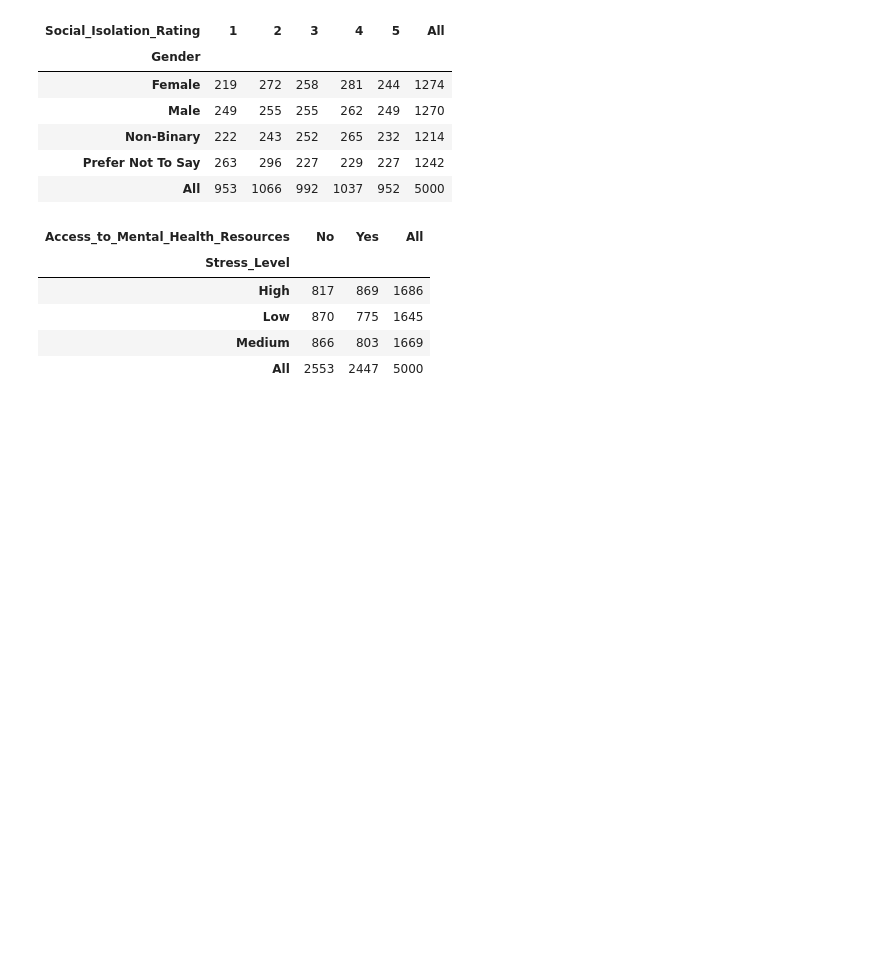
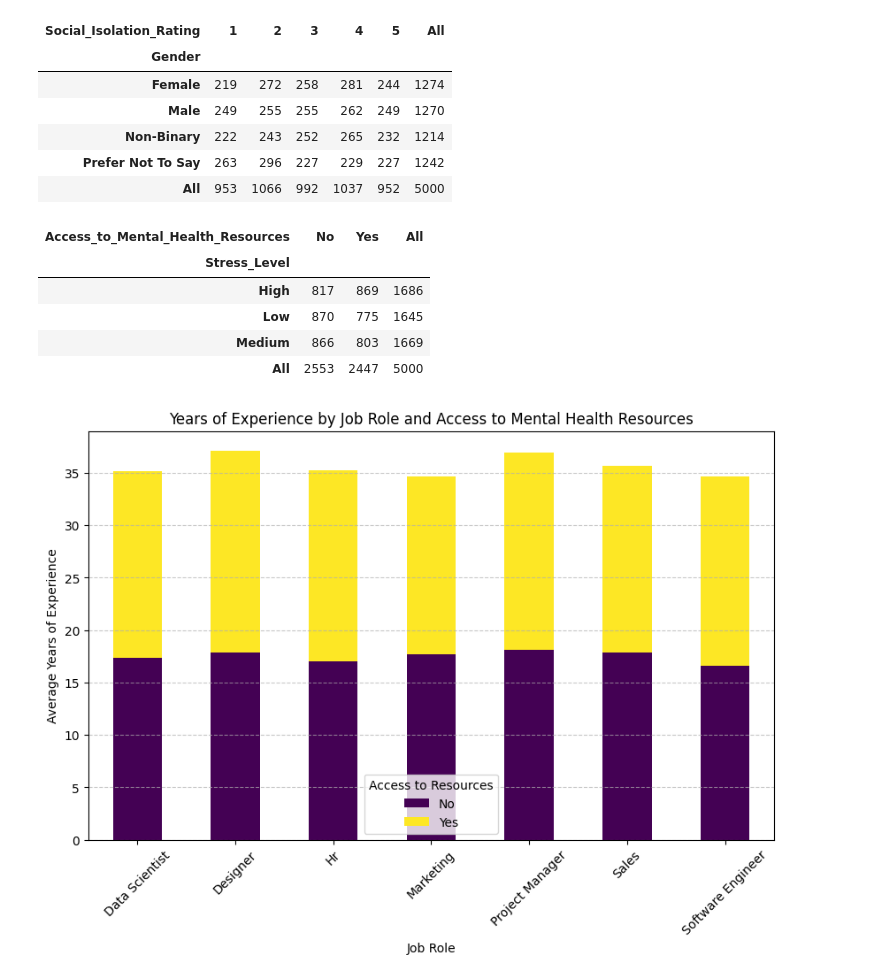
Before and after one commit to patrii10/EDA_Patricia_Diez, a Jupyter notebook: EDA_Entrega/src/notebooks/analisis_multivariante.ipynb, the cells around one changed output. Cells and saved outputs as stored; diff of their text form; code cells hidden in the pictures; blank space fills up the shorter version.

```diff
--- a/EDA_Entrega/src/notebooks/analisis_multivariante.ipynb
+++ b/EDA_Entrega/src/notebooks/analisis_multivariante.ipynb
@@ -303,3 +303,26 @@ tabla_frecuencias
 | Low | 870 | 775 | 1645 |
 | Medium | 866 | 803 | 1669 |
 | All | 2553 | 2447 | 5000 |
+# %%
+import pandas as pd
+import matplotlib.pyplot as plt
+
+# Crear tabla pivote
+pivot_table = health.pivot_table(
+    values='Years_of_Experience',
+    index='Job_Role',
+    columns='Access_to_Mental_Health_Resources',
+    aggfunc='mean'
+)
+
+# Graficar barras apiladas
+pivot_table.plot(kind='bar', stacked=True, figsize=(10, 6), colormap='viridis')
+plt.title('Years of Experience by Job Role and Access to Mental Health Resources')
+plt.ylabel('Average Years of Experience')
+plt.xlabel('Job Role')
+plt.xticks(rotation=45)
+plt.legend(title='Access to Resources')
+plt.grid(axis='y', linestyle='--', alpha=0.7)
+plt.show()
+# %% [output]
+[figure, added]
```
